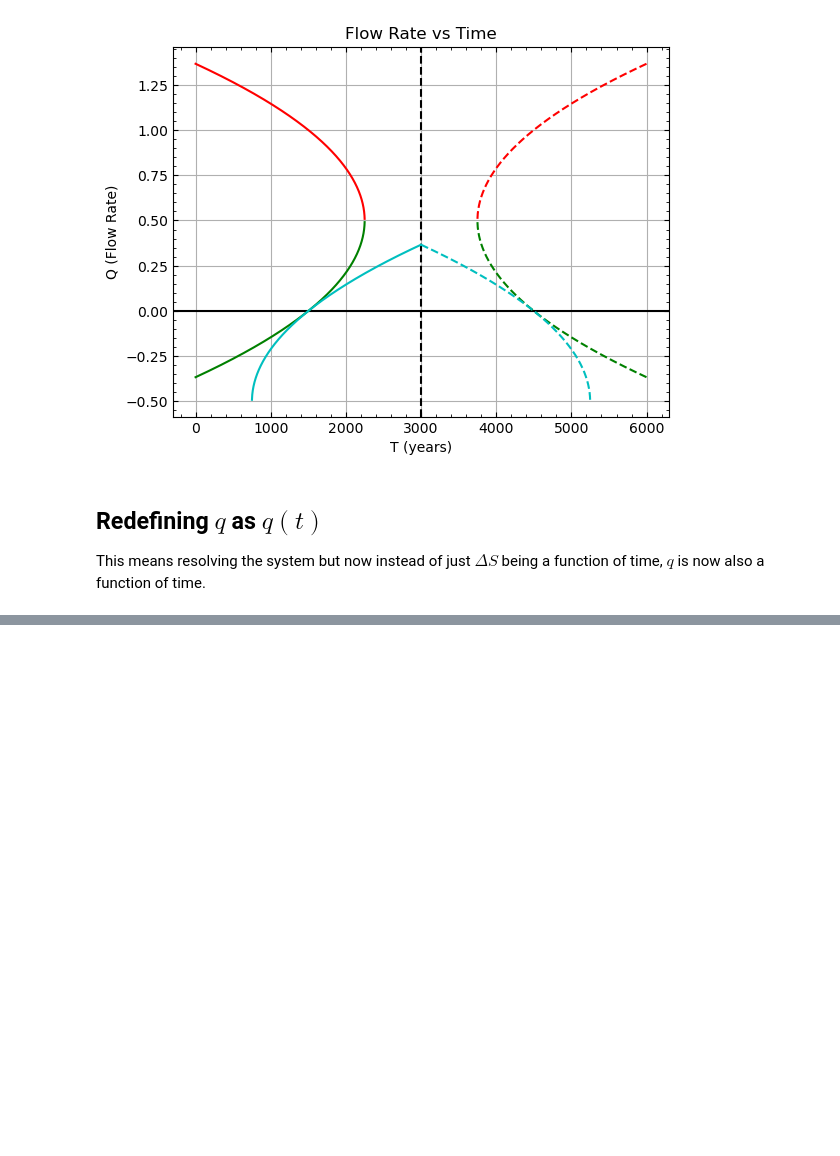
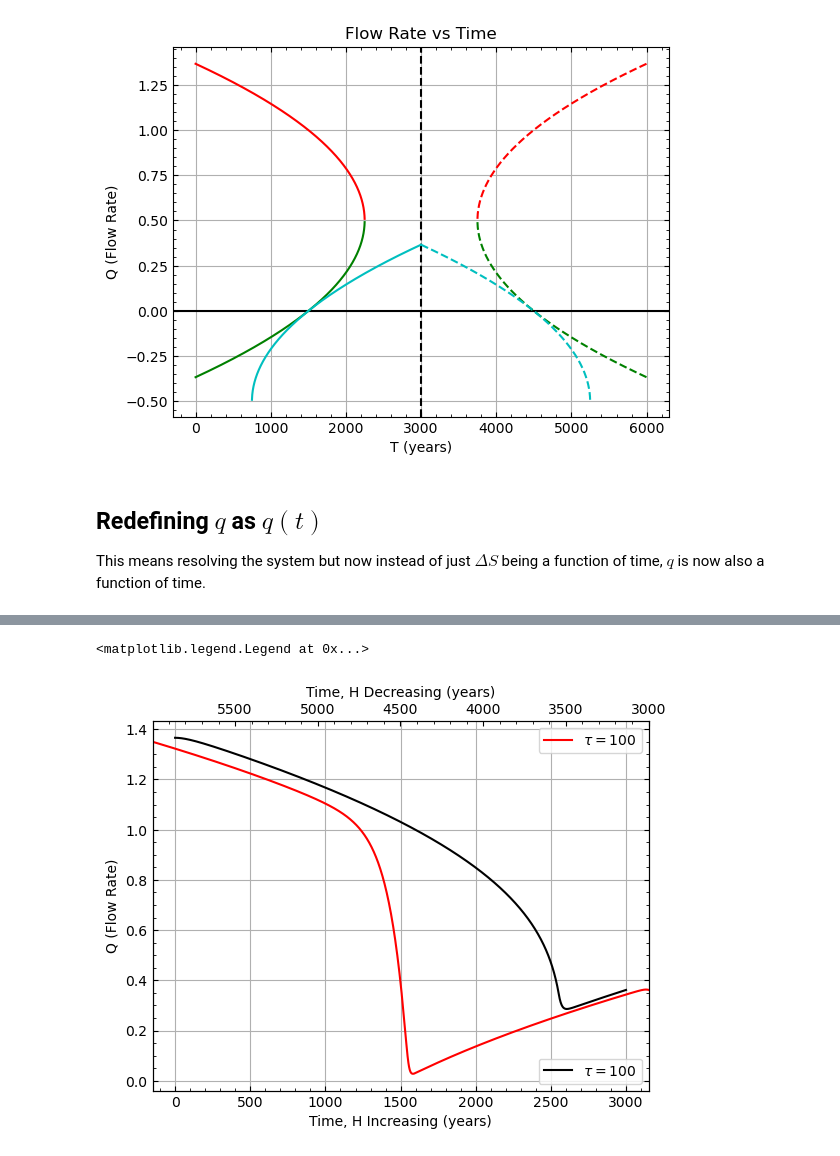
Before and after one commit to nsfuss/AMOC-Senior-Project, a Jupyter notebook: QvsT Modeling.ipynb, the cells around one changed output, grey strips where cells are left out. Saved outputs shown, nothing was run; the diff lists cells and outputs as text; code cells hidden in the pictures; blank space fills up the shorter version.

```diff
--- a/QvsT Modeling.ipynb
+++ b/QvsT Modeling.ipynb
@@ -157,0 +233,20 @@ ax2.legend()
+# %%
+fig, ax1 = plt.subplots()
+ax1.grid()
+
+ax1.set_xlabel('Time, H Increasing (years)')
+ax1.set_ylabel('Q (Flow Rate)')
+ax1.plot(tInc, qInc1, color='k',label=r'$\tau = 100$')
+
+
+
+ax2 = ax1.twiny()
+
+ax2.set_xlabel('Time, H Decreasing (years)')
+ax2.plot(tDec,qDec1, color='r',label=r'$\tau = 100$')
+ax2.set_xlim((tDec[-1],tDec[0]))
+ax1.legend(loc='lower right')
+ax2.legend(loc='upper right')
+# %% [output]
+<matplotlib.legend.Legend at 0x...>
+[figure, added]
```
Also changed, not shown: parts of 8 cells of this notebook.
